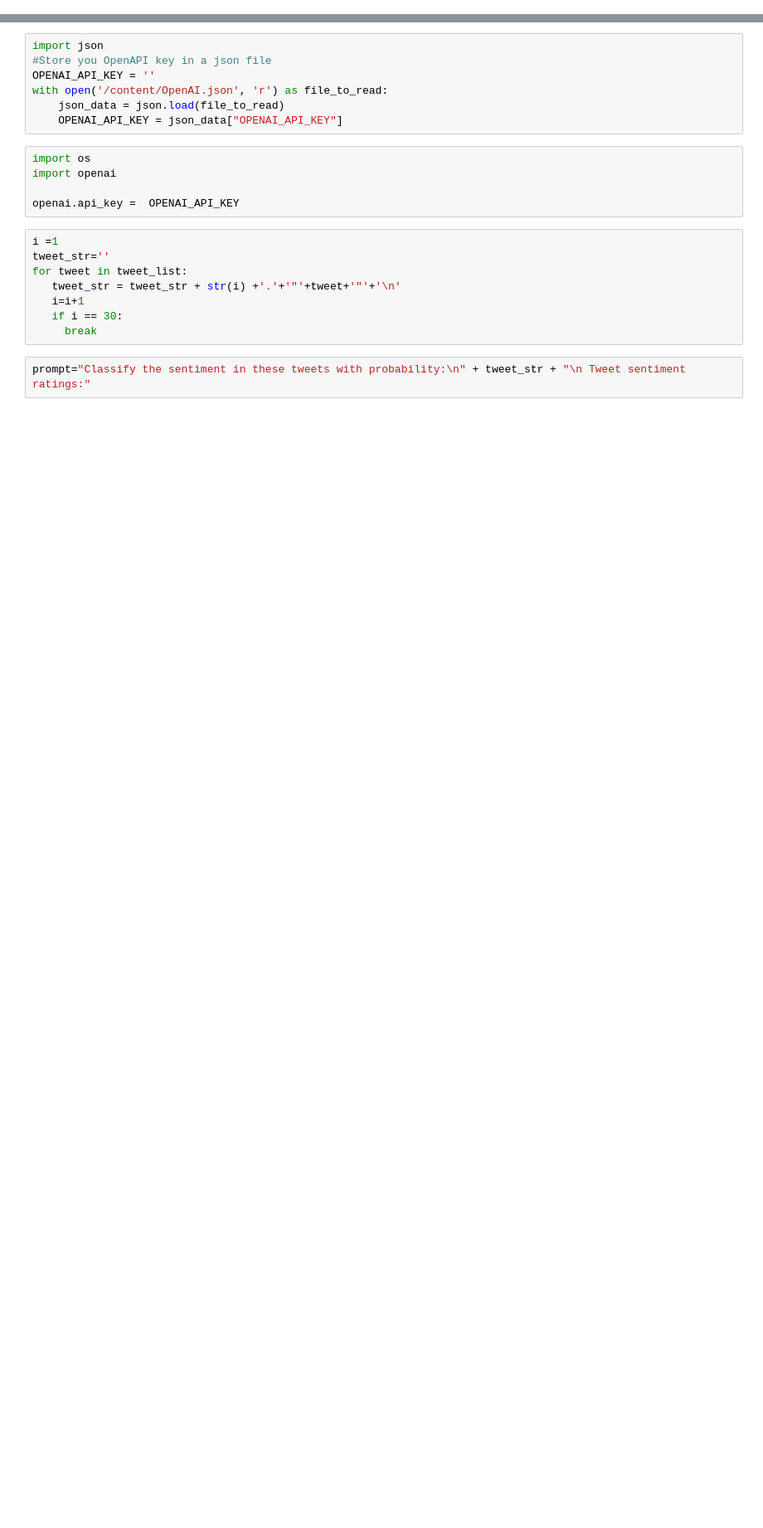
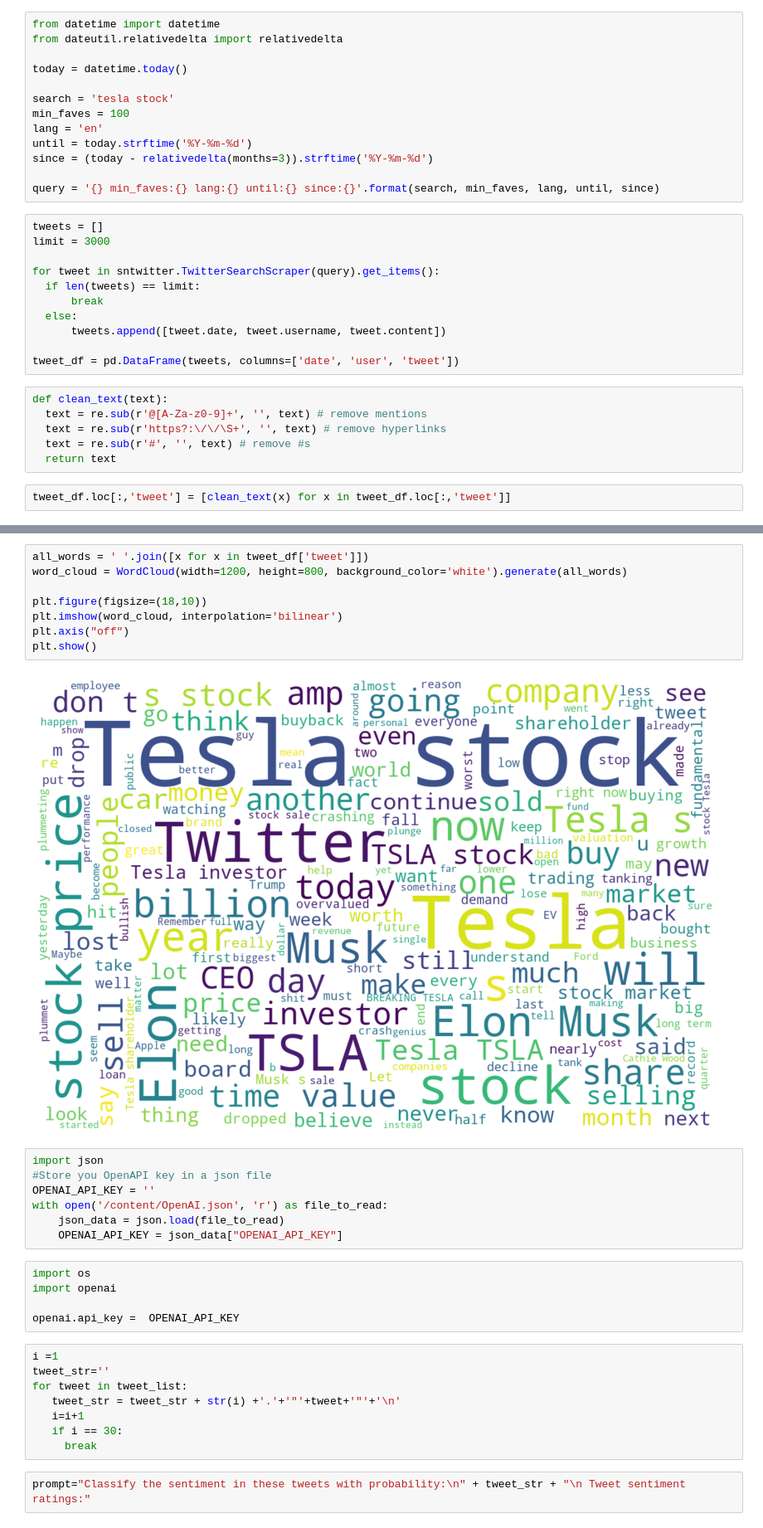
Before and after one commit to yeonghun00/Twitter-Sentiment-Analysis, a Jupyter notebook: Market Sentiment Analysis.ipynb, the cells around one changed output, grey strips where cells are left out. Shown: that part at 83% size. Drawn from its saved outputs; the diff is of its cells as text; blank space fills up the shorter version.

```diff
--- a/Market Sentiment Analysis.ipynb
+++ b/Market Sentiment Analysis.ipynb
@@ -121,0 +63,32 @@ tweet_list = tweet_df['tweet'].tolist()
+# %%
+from datetime import datetime
+from dateutil.relativedelta import relativedelta
+
+today = datetime.today()
+
+search = 'tesla stock'
+min_faves = 100
+lang = 'en'
+until = today.strftime('%Y-%m-%d')
+since = (today - relativedelta(months=3)).strftime('%Y-%m-%d')
+
+query = '{} min_faves:{} lang:{} until:{} since:{}'.format(search, min_faves, lang, until, since)
+# %%
+tweets = []
+limit = 3000
+
+for tweet in sntwitter.TwitterSearchScraper(query).get_items():
+  if len(tweets) == limit:
+      break
+  else:
+      tweets.append([tweet.date, tweet.username, tweet.content])
+
+tweet_df = pd.DataFrame(tweets, columns=['date', 'user', 'tweet'])
+# %%
+def clean_text(text):
+  text = re.sub(r'@[A-Za-z0-9]+', '', text) # remove mentions
+  text = re.sub(r'https?:\/\/\S+', '', text) # remove hyperlinks
+  text = re.sub(r'#', '', text) # remove #s
+  return text
+# %%
+tweet_df.loc[:,'tweet'] = [clean_text(x) for x in tweet_df.loc[:,'tweet']]
@@ -122,3 +123,13 @@ tweet_list = tweet_df['tweet'].tolist()
+# %%
+all_words = ' '.join([x for x in tweet_df['tweet']])
+word_cloud = WordCloud(width=1200, height=800, background_color='white').generate(all_words)
+
+plt.figure(figsize=(18,10))
+plt.imshow(word_cloud, interpolation='bilinear')
+plt.axis("off")
+plt.show()
+# %% [output]
+[figure, added]
 # %%
 import json
 #Store you OpenAPI key in a json file
```
Also changed, not shown: parts of 24 cells of this notebook.
